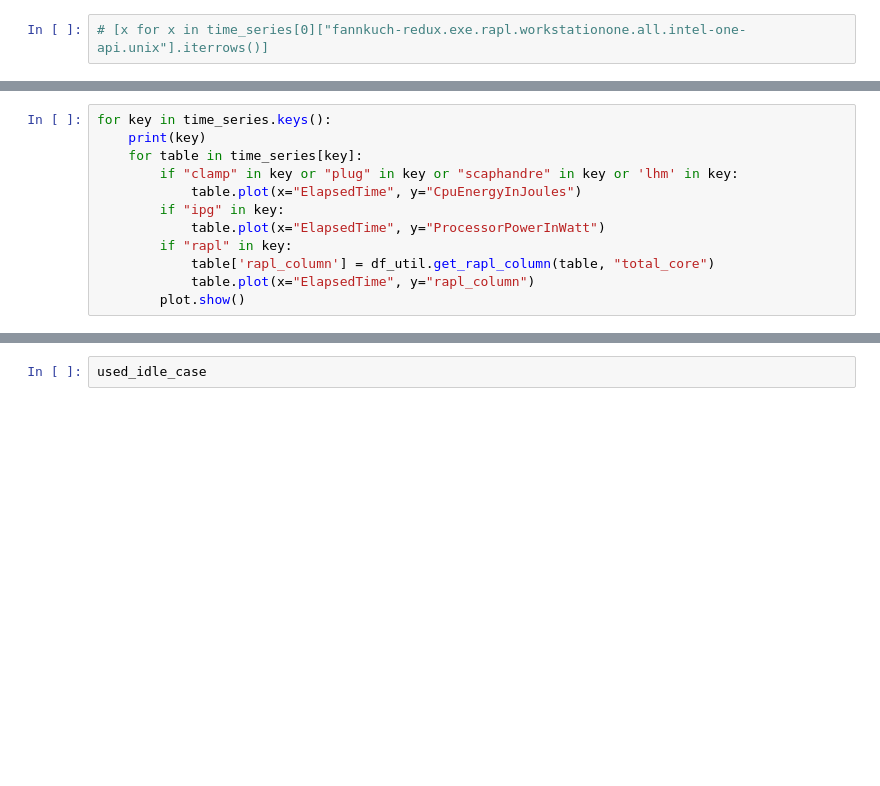
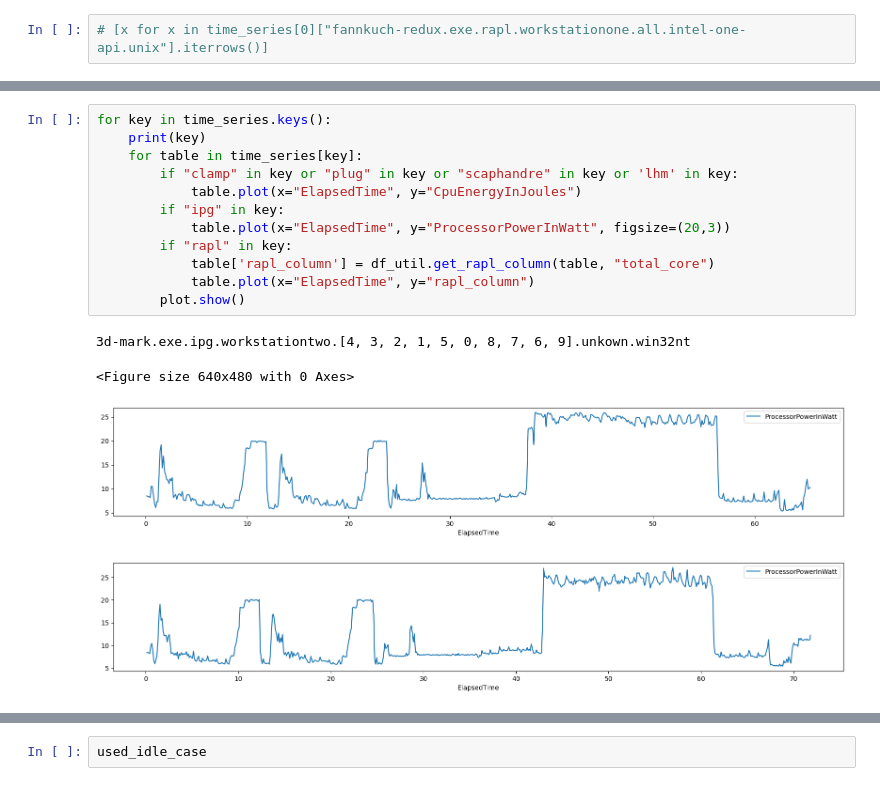
Before and after one commit to KuskIV/BDEnergy, a Jupyter notebook: analytics/result-analysis.ipynb, the cells around one changed output, grey strips where cells are left out. Saved outputs shown, nothing was run; the diff lists cells and outputs as text; blank space fills up the shorter version.

```diff
--- a/analytics/result-analysis.ipynb
+++ b/analytics/result-analysis.ipynb
@@ -475,15 +498,20 @@ if get_timeseries:
 # %%
 for key in time_series.keys():
     print(key)
     for table in time_series[key]:
         if "clamp" in key or "plug" in key or "scaphandre" in key or 'lhm' in key:
             table.plot(x="ElapsedTime", y="CpuEnergyInJoules")
         if "ipg" in key:
-            table.plot(x="ElapsedTime", y="ProcessorPowerInWatt")
+            table.plot(x="ElapsedTime", y="ProcessorPowerInWatt", figsize=(20,3))
         if "rapl" in key:
             table['rapl_column'] = df_util.get_rapl_column(table, "total_core")
             table.plot(x="ElapsedTime", y="rapl_column")
         plot.show()
+# %% [output]
+3d-mark.exe.ipg.workstationtwo.[4, 3, 2, 1, 5, 0, 8, 7, 6, 9].unkown.win32nt
+<Figure size 640x480 with 0 Axes>
+[figure, added]
+[figure, added]
 # %%
 used_configs.shape, used_dut.shape, used_mi.shape, used_tc.shape, used_idle_case.shape
 # %% [output]
```
Also changed, not shown: parts of 33 cells of this notebook, 19 other files.
